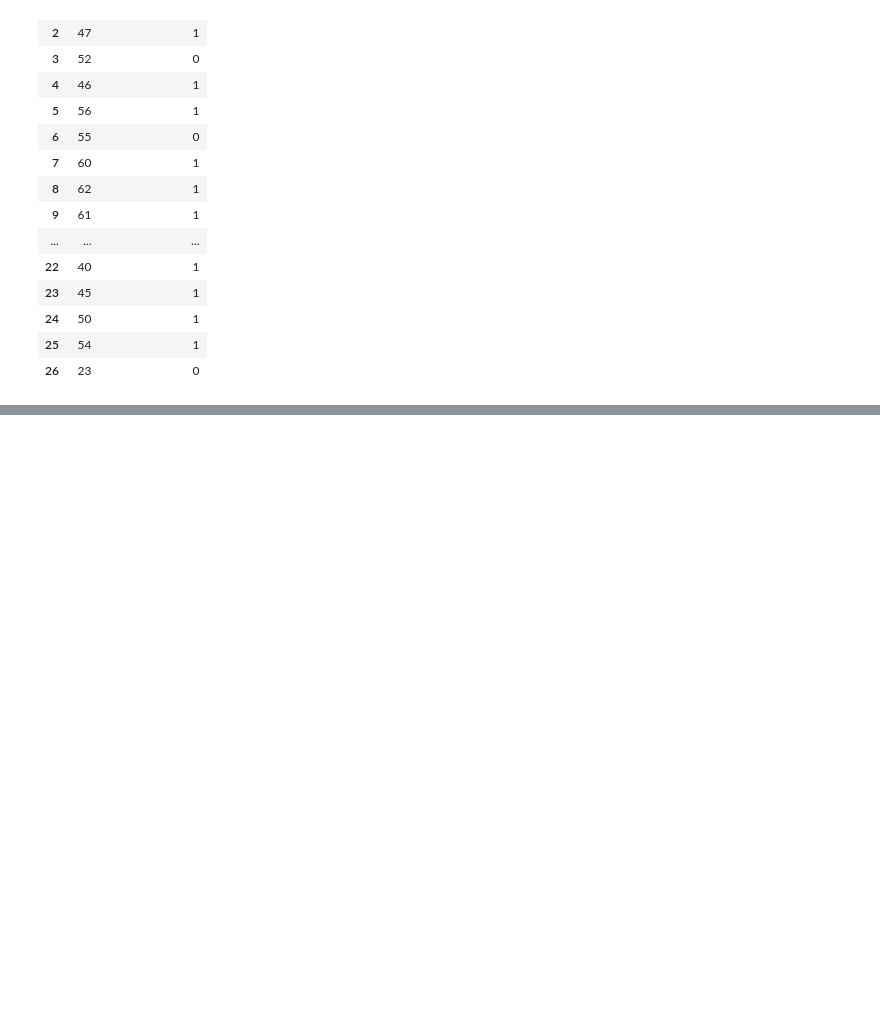
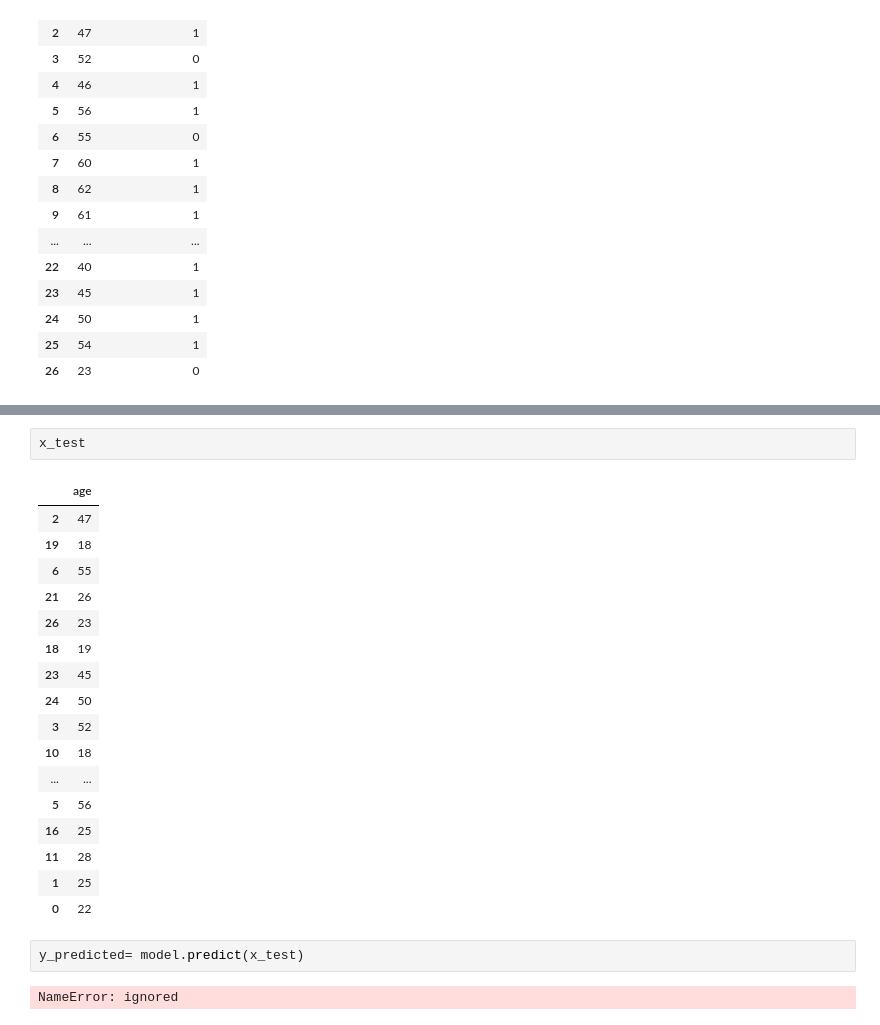
Before and after one commit to shivanginayak-bit/shivanginayak-bit, a Jupyter notebook: Pandas_Operations.ipynb, the cells around one changed output, grey strips where cells are left out. Drawn from its saved outputs; the diff is of its cells as text; blank space fills up the shorter version.

```diff
--- a/Pandas_Operations.ipynb
+++ b/Pandas_Operations.ipynb
@@ -1420,0 +1415,24 @@ TypeError: ignored
+# %%
+x_test
+# %% [output]
+|  | age |
+| 2 | 47 |
+| 19 | 18 |
+| 6 | 55 |
+| 21 | 26 |
+| 26 | 23 |
+| 18 | 19 |
+| 23 | 45 |
+| 24 | 50 |
+| 3 | 52 |
+| 10 | 18 |
+| ... | ... |
+| 5 | 56 |
+| 16 | 25 |
+| 11 | 28 |
+| 1 | 25 |
+| 0 | 22 |
+# %%
+y_predicted= model.predict(x_test)
+# %% [output]
+NameError: ignored
```
Also changed, not shown: parts of 9 cells of this notebook.
